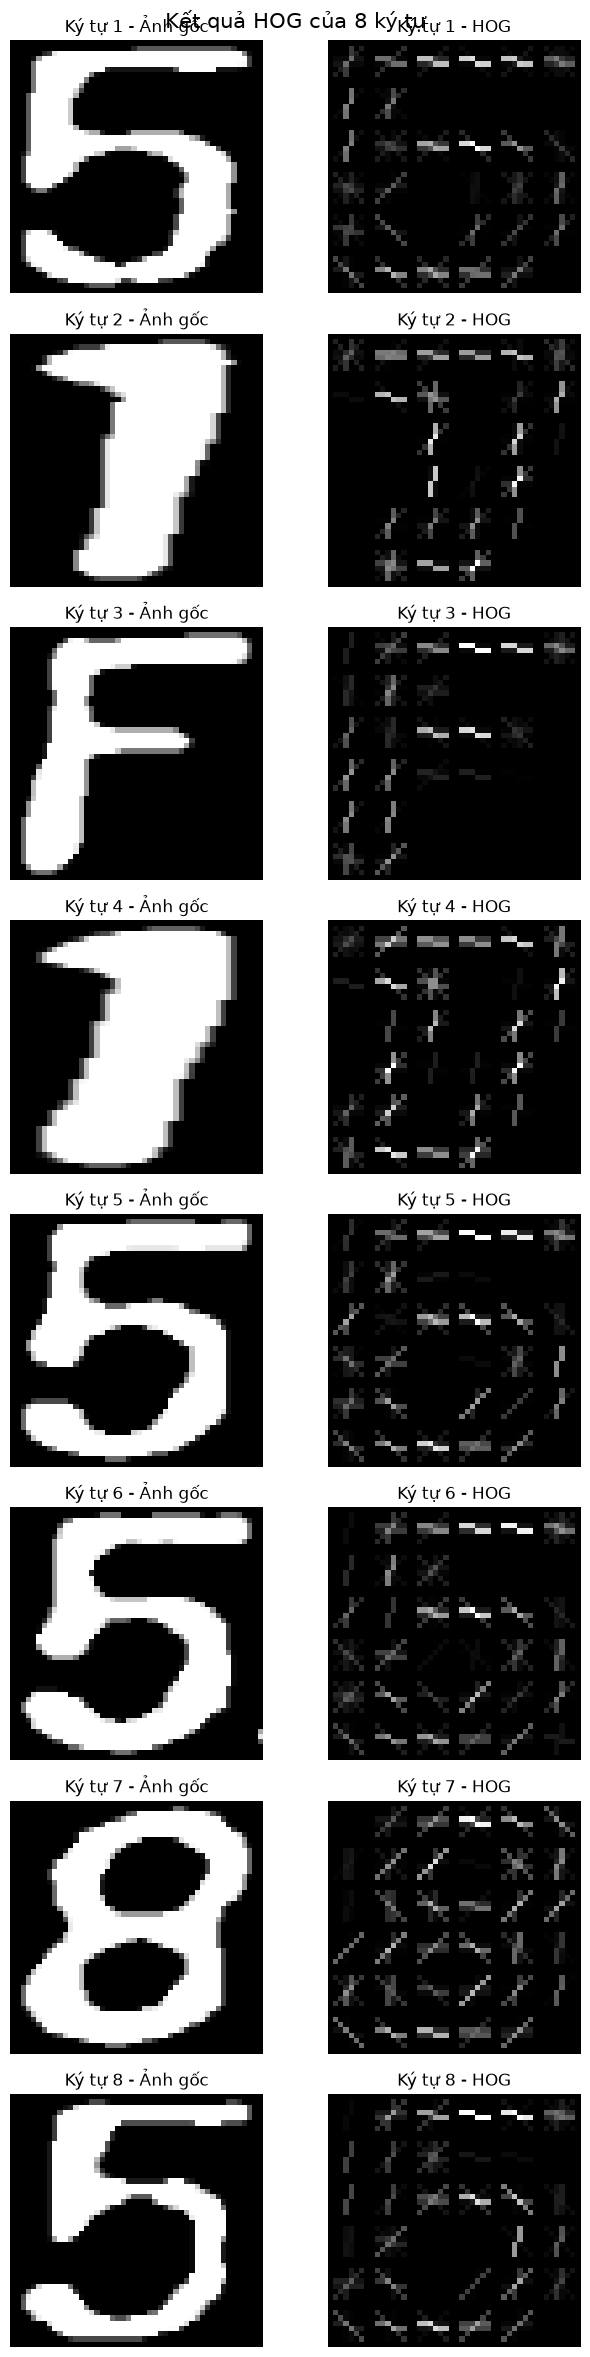
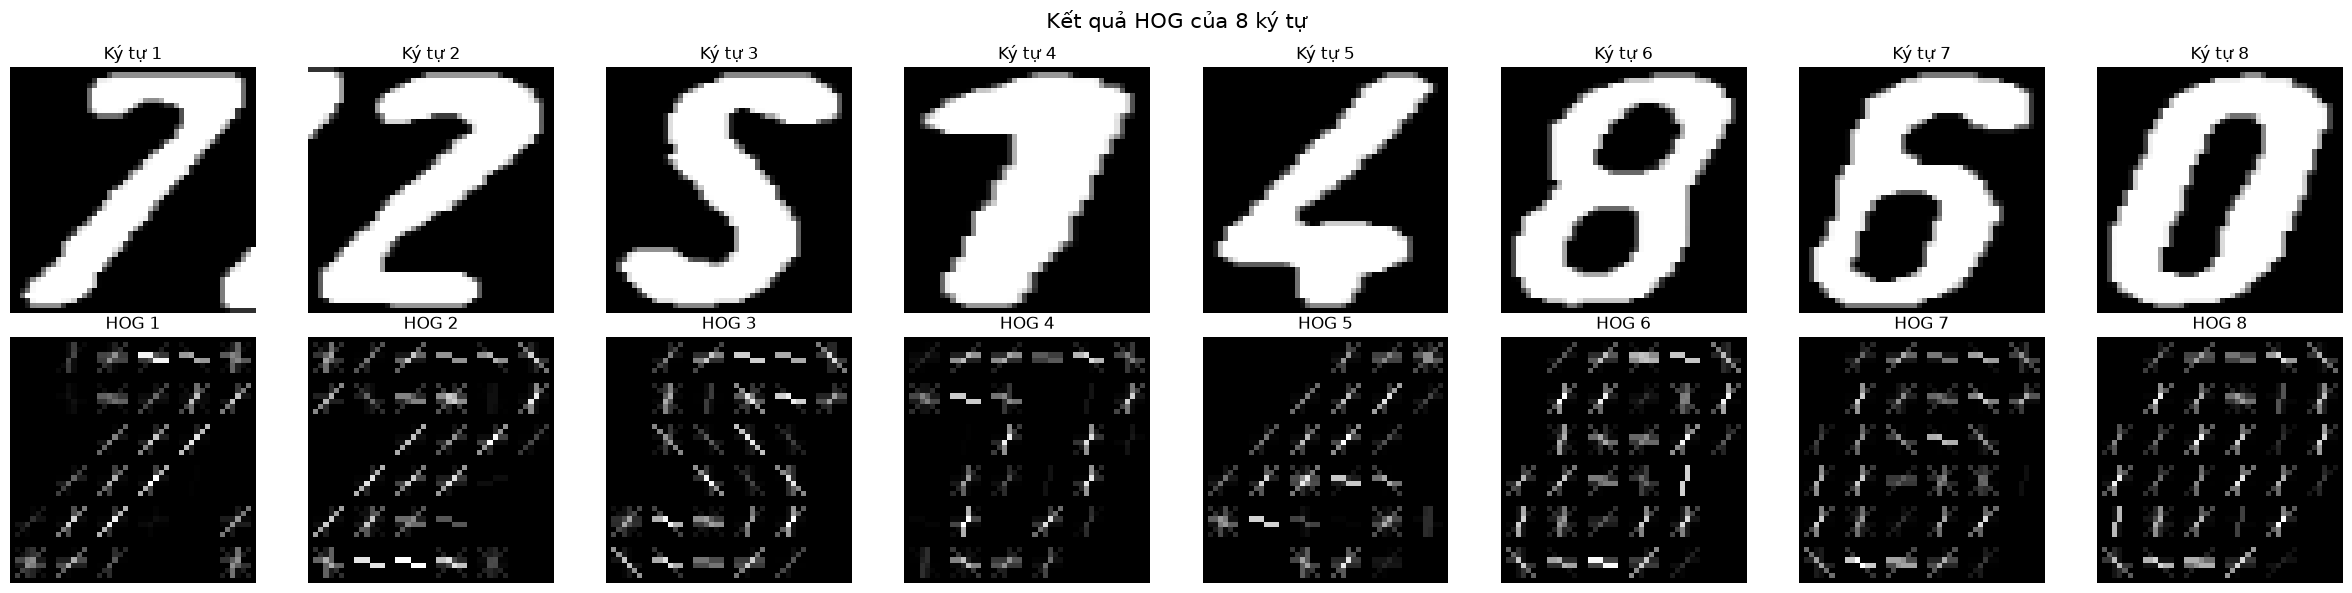
The change to this notebook cell's code, shown as a diff; its figure went from the first image to the second:
--- before
+++ after
@@ -12,14 +12,13 @@
     num_chars = len(char_images)
 
-    # Mỗi ký tự gồm 2 ảnh: ảnh gốc và ảnh HOG
     fig, axes = plt.subplots(
+        2,
         num_chars,
-        2,
-        figsize=(7, 3 * num_chars)
+        figsize=(3 * num_chars, 6)
     )
 
-    # Trường hợp chỉ có 1 ký tự
+    # Nếu chỉ có 1 ký tự
     if num_chars == 1:
-        axes = np.array([axes])
+        axes = np.array(axes).reshape(2, 1)
 
     for i, char_img in enumerate(char_images):
@@ -34,19 +33,15 @@
         )
 
-        # Ảnh ký tự gốc
-        axes[i, 0].imshow(sample, cmap="gray")
-        axes[i, 0].set_title(f"Ký tự {i + 1} - Ảnh gốc")
-        axes[i, 0].axis("off")
+        # Hàng 1: ảnh gốc
+        axes[0, i].imshow(sample, cmap="gray")
+        axes[0, i].set_title(f"Ký tự {i+1}")
+        axes[0, i].axis("off")
 
-        # Ảnh HOG
-        axes[i, 1].imshow(hog_vis, cmap="gray")
-        axes[i, 1].set_title(f"Ký tự {i + 1} - HOG")
-        axes[i, 1].axis("off")
+        # Hàng 2: HOG
+        axes[1, i].imshow(hog_vis, cmap="gray")
+        axes[1, i].set_title(f"HOG {i+1}")
+        axes[1, i].axis("off")
 
-    plt.suptitle(
-        f"Kết quả HOG của {num_chars} ký tự",
-        fontsize=15
-    )
-
+    plt.suptitle(f"Kết quả HOG của {num_chars} ký tự", fontsize=15)
     plt.tight_layout()
     plt.show()

Commit: update show hog image